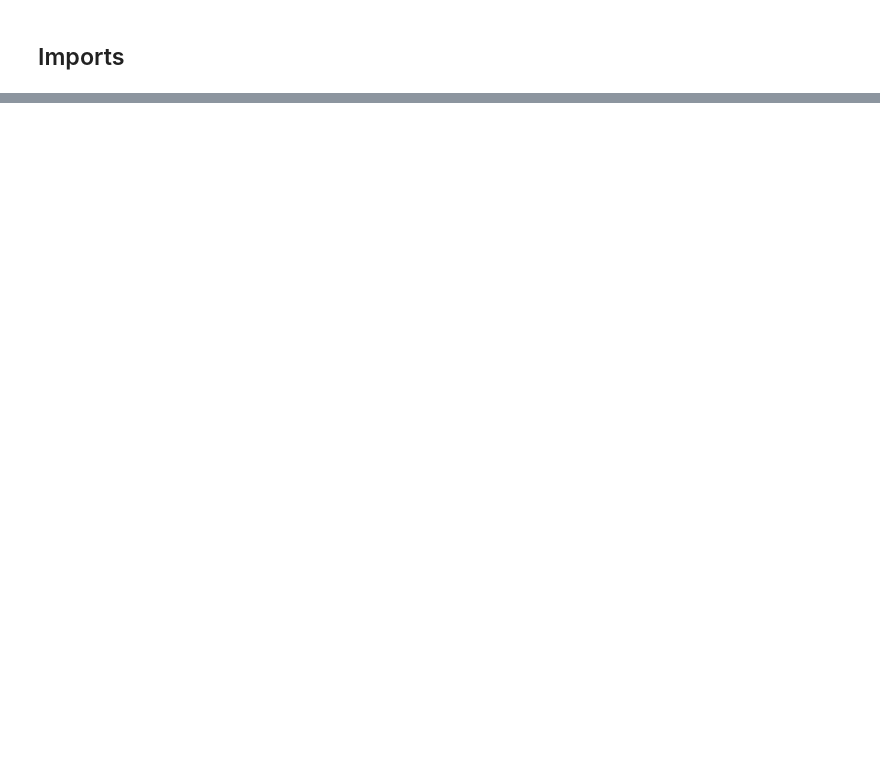
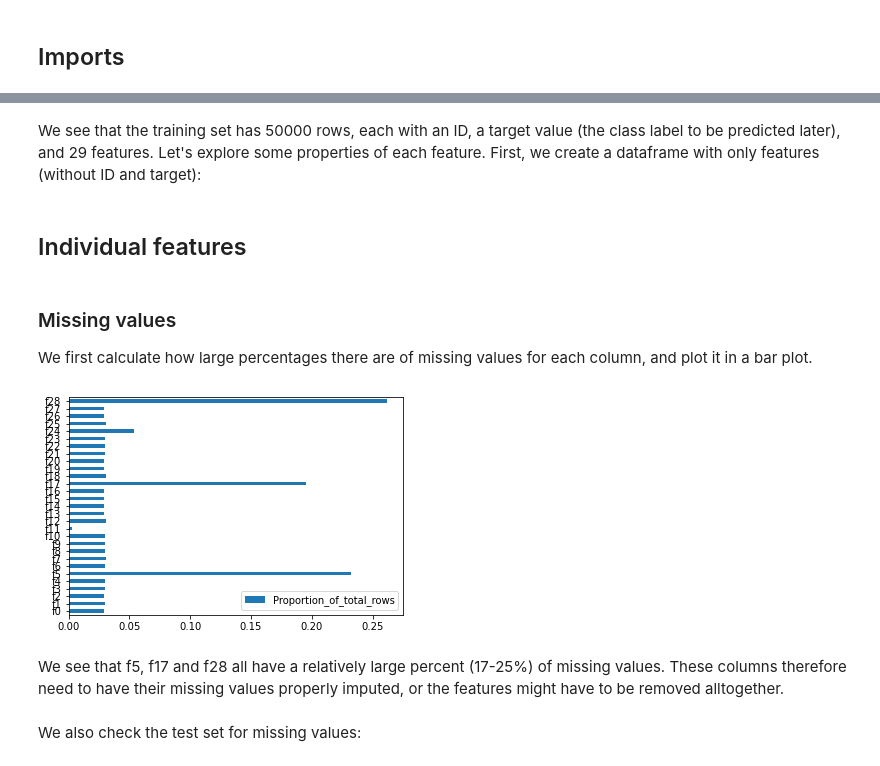
Before and after one commit to AdrianLangseth/Practical_ML, a Jupyter notebook: Report.ipynb, the cells around one changed output, grey strips where cells are left out. Saved outputs shown, nothing was run; the diff lists cells and outputs as text; code cells hidden in the pictures; blank space fills up the shorter version.

Commit message:
First draft of report finished
Notebook must be rerun (will probably crash now)

Misses part on model choice + interpration of results

```diff
--- a/Report.ipynb
+++ b/Report.ipynb
@@ -33,0 +48,4 @@ In this report, the process and result of creating a machine learning model to p
+# %%
+data_file = '../tdt05-2021-challenge-2/challenge2_train.csv'
+df = pd.read_csv(data_file)
+df
@@ -33,0 +66,22 @@ In this report, the process and result of creating a machine learning model to p
+# %% [markdown]
+We see that the training set has 50000 rows, each with an ID, a target value (the class label to be predicted later), and 29 features. Let's explore some properties of each feature. First, we create a dataframe with only features (without ID and target):
+# %%
+# We first remove ID from the original data frame, and create a new one without target
+df = df.drop(labels=['id'], axis=1)
+df_feat = df.drop(labels=['target'], axis=1)
+# %% [markdown]
+## Individual features
+# %% [markdown]
+### Missing values
+We first calculate how large percentages there are of missing values for each column, and plot it in a bar plot.
+# %%
+def plot_missing(df):
+    percent_missing = [df[col].isnull().sum()/len(df) for col in df.columns]
+    missing_values = pd.DataFrame({'Proportion_of_total_rows': percent_missing}, index=df.columns)
+    missing_values.plot.barh()
+# %%
+plot_missing(df_feat)
+# %% [output]
+[figure, added]
+# %% [markdown]
+We see that f5, f17 and f28 all have a relatively large percent (17-25%) of missing values. These columns therefore need to have their missing values properly imputed, or the features might have to be removed alltogether.
@@ -33,0 +90,2 @@ In this report, the process and result of creating a machine learning model to p
+# %% [markdown]
+We also check the test set for missing values:
```
Also changed, not shown: parts of 70 cells of this notebook.
